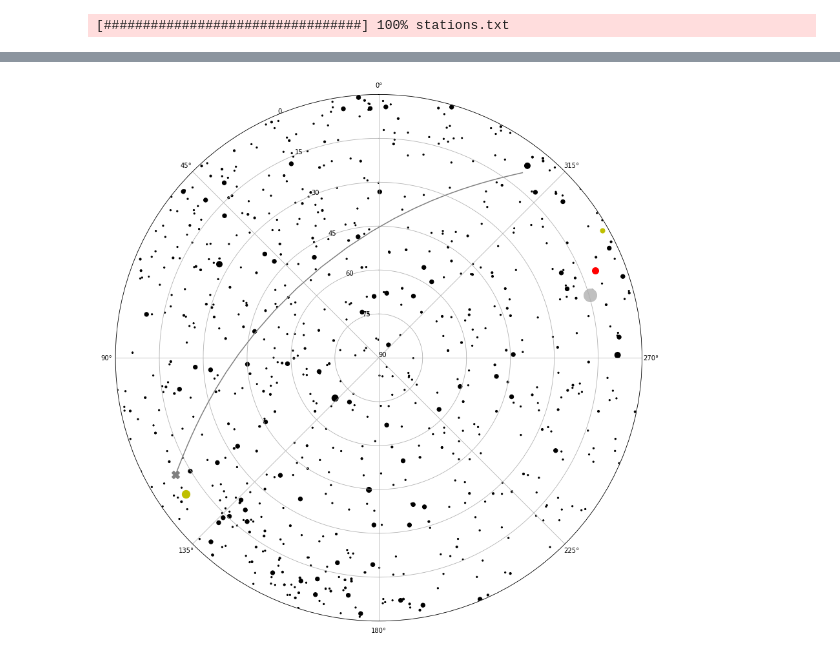
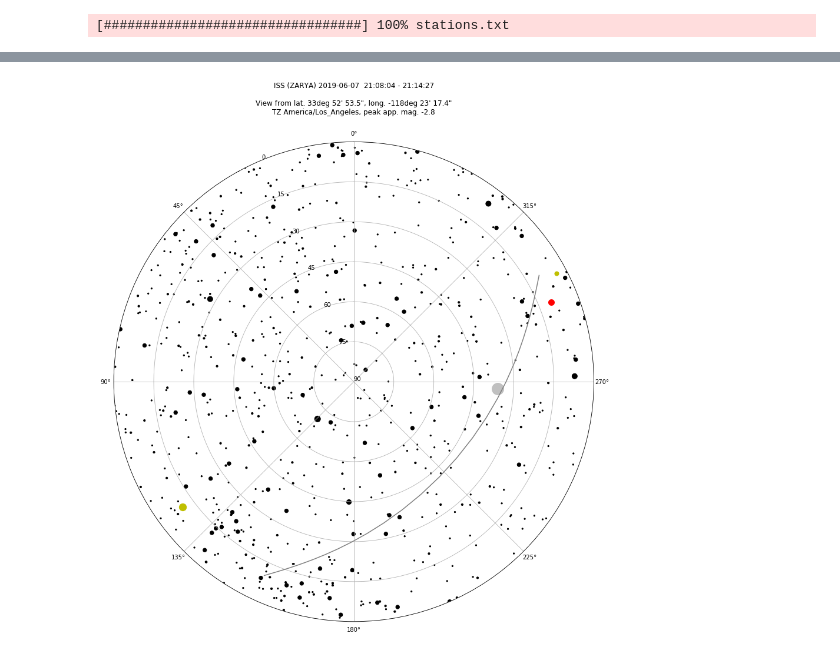
Before and after one commit to bradleypallen/skyfield-notebooks, a Jupyter notebook: Satellite Predictions Using Skyfield.ipynb, the cells around one changed output, grey strips where cells are left out. Drawn from its saved outputs; the diff is of its cells as text; code cells hidden in the pictures.

Commit message:
Moving pass chart into satplot.py
Cleaned up imports as well, moved def direction within satpred.py, added timezone attribute to pretty_dict.

```diff
--- a/Satellite Predictions Using Skyfield.ipynb
+++ b/Satellite Predictions Using Skyfield.ipynb
@@ -24,6 +27,7 @@ earth = ephemeris['earth']
 iss = satellites['ISS']
 manhattan_beach_ca_usa = Topos(latitude='33.881519 N', longitude='118.388177 W', elevation_m=33)
 pacific = timezone('US/Pacific')
+bright_stars = df[df['magnitude'] <= 5.]
 # %%
 d0 = datetime(2019, 6, 1, 0, 0)
 t0 = ts.utc(pacific.localize(d0))
@@ -96,4 +100,4 @@ df[visible & above_alt_40][columns]
 | 17 | 2019-06-05 | 21:10:19 | 10 | NW | 1493 | 21:13:37 | 54 | NE | 511 | 21:16:54 | 10 | ... |
 | 26 | 2019-06-07 | 21:08:04 | 10 | WNW | 1492 | 21:11:15 | 42 | SW | 600 | 21:14:27 | 10 | ... |
 # %%
-passes = satpred.passes(t0, t1, manhattan_beach_ca_usa, iss, earth, sun, visible=False, pretty=False)
+passes = satpred.passes(t0, t1, manhattan_beach_ca_usa, iss, earth, sun, visible=False, pretty=True)
@@ -161,20 +104,4 @@ saturn_alt, saturn_az, _ = saturn_apparent.altaz()
-# %%
-ax = plt.subplot(111, projection='polar')
-ax.set_rlim(0, 90)
-ax.set_theta_zero_location('N')
-ax.set_theta_direction(1)
-ax.set_yticks(np.arange(0, 105, 15))
-ax.set_yticklabels(ax.get_yticks()[::-1])
-plt.scatter(np.array(theta), 90.-np.array(r), [ magnitude_to_marker_size(v) for v in mag ], 'k')
-plt.scatter(sun_az.radians, 90.-sun_alt.degrees, 400, 'y')
-plt.scatter(moon_az.radians, 90.-moon_alt.degrees, 400, 'silver')
-plt.scatter(mercury_az.radians, 90.-mercury_alt.degrees, 50, 'y')
-plt.scatter(venus_az.radians, 90.-venus_alt.degrees, 150, 'c')
-plt.scatter(mars_az.radians, 90.-mars_alt.degrees, 100, 'r')
-plt.scatter(jupiter_az.radians, 90.-jupiter_alt.degrees, 150, 'y')
-plt.scatter(saturn_az.radians, 90.-saturn_alt.degrees, 125, 'y')
-plt.scatter(end_az.radians, 90.-end_alt.degrees, 150, 'grey', 'X')
-plt.plot(sat_az.radians, 90.-sat_alt.degrees, 'grey')
-plt.show()
-# %% [output]
-[figure, removed]
+# %%
+satplot.satellite_pass_chart(passes[26], ephemeris, bright_stars)
+# %% [output]
+[figure, added]
```
Also changed, not shown: parts of 13 cells of this notebook, 2 other files.
